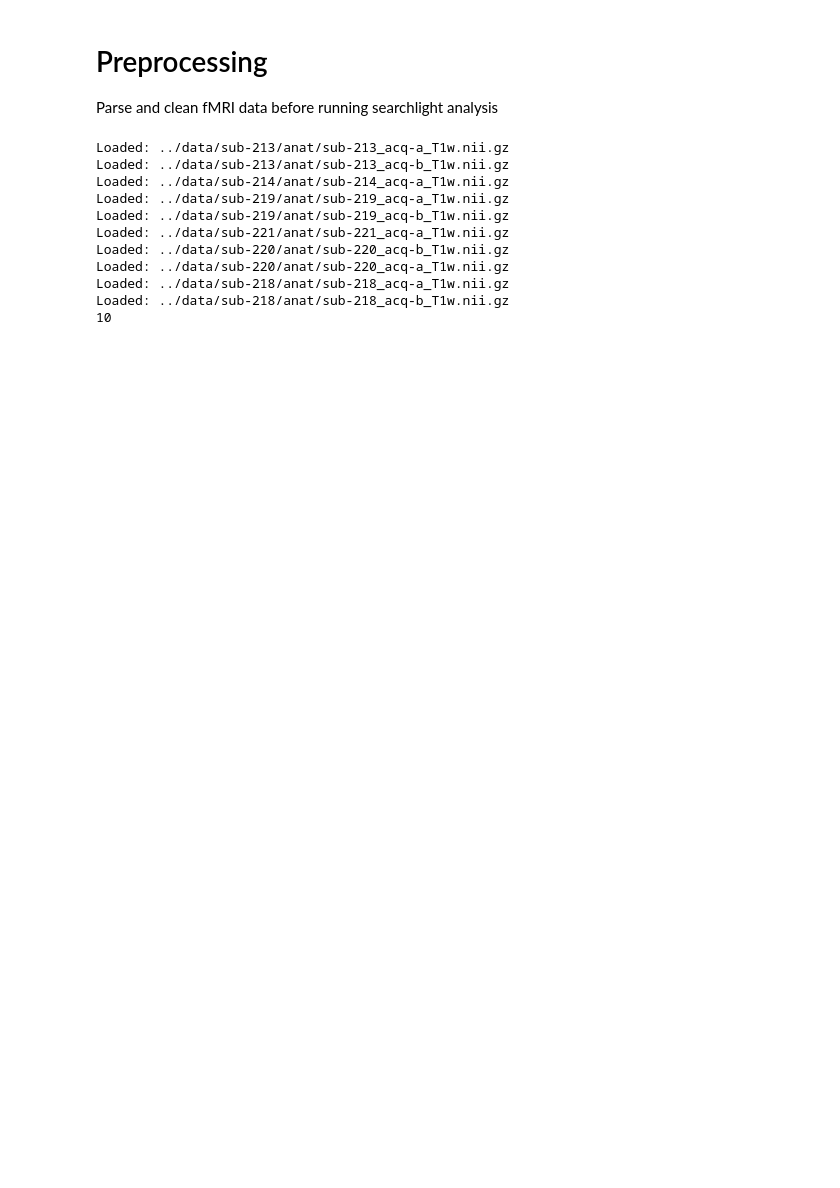
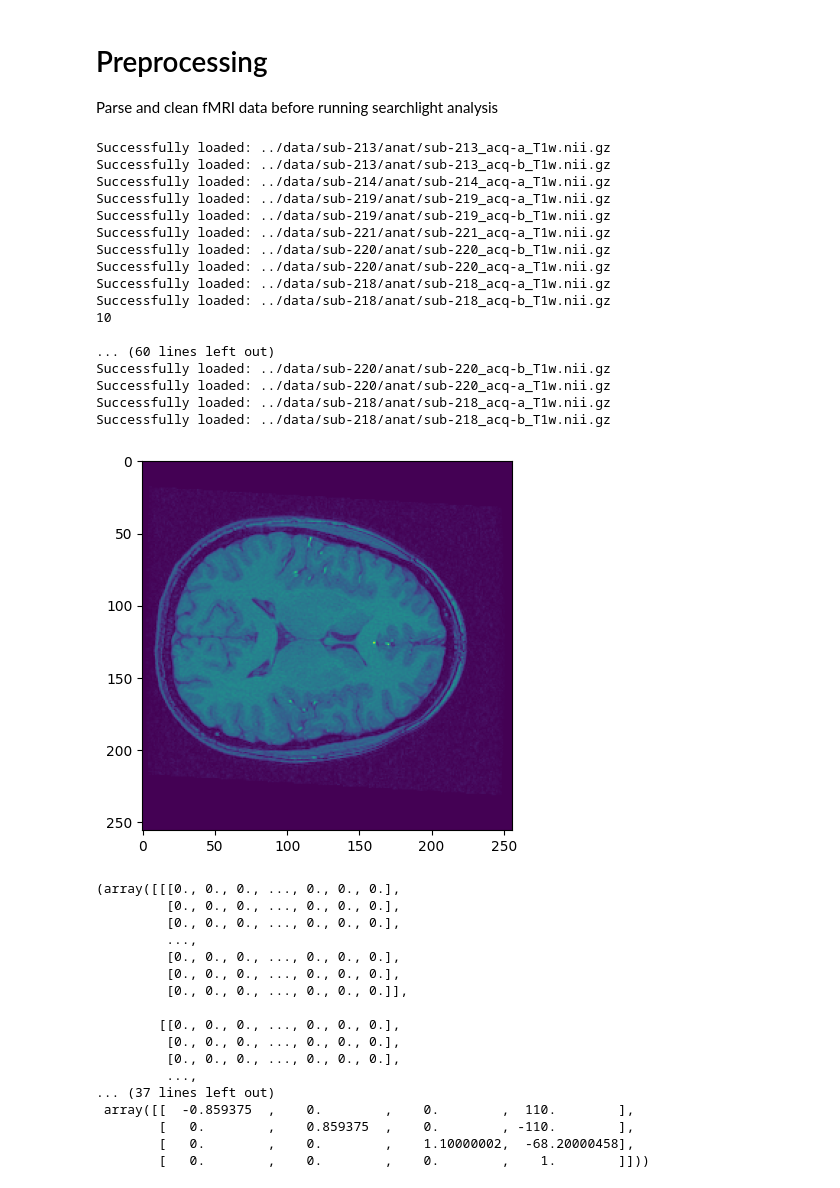
Before and after one commit to Jaslavie/attention, a Jupyter notebook: scripts/preprocessing.ipynb, the cells around one changed output. Cells and saved outputs as stored; diff of their text form; code cells hidden in the pictures; blank space fills up the shorter version.

Commit message:
visualization of data successful

```diff
--- a/scripts/preprocessing.ipynb
+++ b/scripts/preprocessing.ipynb
@@ -35,41 +35,72 @@ def load_data(data_path):
     for file in files:
         try:
             img = nib.load(file)
             dataset.append(img)
             print(f"Successfully loaded: {file}")
         except Exception as e:
             print(f"Error loading {file}: {str(e)}")
             continue
 
     if not dataset:
         raise ValueError("No valid NIfTI files found in the {pattern}")
 
     return dataset
 
 data_path = "../data"
 dataset = load_data(data_path)
 print(len(dataset))
+print(dataset[0])
 
 # Visualize the data
+import matplotlib.pyplot as plt
 def visualize_data(data):
     """
     Visualize the data using nilearn's plotting functions
     """
     # Extract the data array and affine matrix from the nifti object
     data_array = data.get_fdata()
     affine = data.affine
+
+    # Plot the data
+    plt.imshow(data_array[:, :, 62])
+    plt.show()
+
     return data_array, affine
 
-# visualize_data(load_data(data_path)[0])
+visualize_data(load_data(data_path)[0])
 # %% [output]
-Loaded: ../data/sub-213/anat/sub-213_acq-a_T1w.nii.gz
-Loaded: ../data/sub-213/anat/sub-213_acq-b_T1w.nii.gz
-Loaded: ../data/sub-214/anat/sub-214_acq-a_T1w.nii.gz
-Loaded: ../data/sub-219/anat/sub-219_acq-a_T1w.nii.gz
-Loaded: ../data/sub-219/anat/sub-219_acq-b_T1w.nii.gz
-Loaded: ../data/sub-221/anat/sub-221_acq-a_T1w.nii.gz
-Loaded: ../data/sub-220/anat/sub-220_acq-b_T1w.nii.gz
-Loaded: ../data/sub-220/anat/sub-220_acq-a_T1w.nii.gz
-Loaded: ../data/sub-218/anat/sub-218_acq-a_T1w.nii.gz
-Loaded: ../data/sub-218/anat/sub-218_acq-b_T1w.nii.gz
+Successfully loaded: ../data/sub-213/anat/sub-213_acq-a_T1w.nii.gz
+Successfully loaded: ../data/sub-213/anat/sub-213_acq-b_T1w.nii.gz
+Successfully loaded: ../data/sub-214/anat/sub-214_acq-a_T1w.nii.gz
+Successfully loaded: ../data/sub-219/anat/sub-219_acq-a_T1w.nii.gz
+Successfully loaded: ../data/sub-219/anat/sub-219_acq-b_T1w.nii.gz
+Successfully loaded: ../data/sub-221/anat/sub-221_acq-a_T1w.nii.gz
+Successfully loaded: ../data/sub-220/anat/sub-220_acq-b_T1w.nii.gz
+Successfully loaded: ../data/sub-220/anat/sub-220_acq-a_T1w.nii.gz
+Successfully loaded: ../data/sub-218/anat/sub-218_acq-a_T1w.nii.gz
+Successfully loaded: ../data/sub-218/anat/sub-218_acq-b_T1w.nii.gz
 10
+
+... (60 lines left out)
+Successfully loaded: ../data/sub-220/anat/sub-220_acq-b_T1w.nii.gz
+Successfully loaded: ../data/sub-220/anat/sub-220_acq-a_T1w.nii.gz
+Successfully loaded: ../data/sub-218/anat/sub-218_acq-a_T1w.nii.gz
+Successfully loaded: ../data/sub-218/anat/sub-218_acq-b_T1w.nii.gz
+[figure, added]
+(array([[[0., 0., 0., ..., 0., 0., 0.],
+         [0., 0., 0., ..., 0., 0., 0.],
+         [0., 0., 0., ..., 0., 0., 0.],
+         ...,
+         [0., 0., 0., ..., 0., 0., 0.],
+         [0., 0., 0., ..., 0., 0., 0.],
+         [0., 0., 0., ..., 0., 0., 0.]],
+
+        [[0., 0., 0., ..., 0., 0., 0.],
+         [0., 0., 0., ..., 0., 0., 0.],
+         [0., 0., 0., ..., 0., 0., 0.],
+         ...,
+... (37 lines left out)
+ array([[  -0.859375  ,    0.        ,    0.        ,  110.        ],
+        [   0.        ,    0.859375  ,    0.        , -110.        ],
+        [   0.        ,    0.        ,    1.10000002,  -68.20000458],
+        [   0.        ,    0.        ,    0.        ,    1.        ]]))
```
Also changed, not shown: 1 other file.
